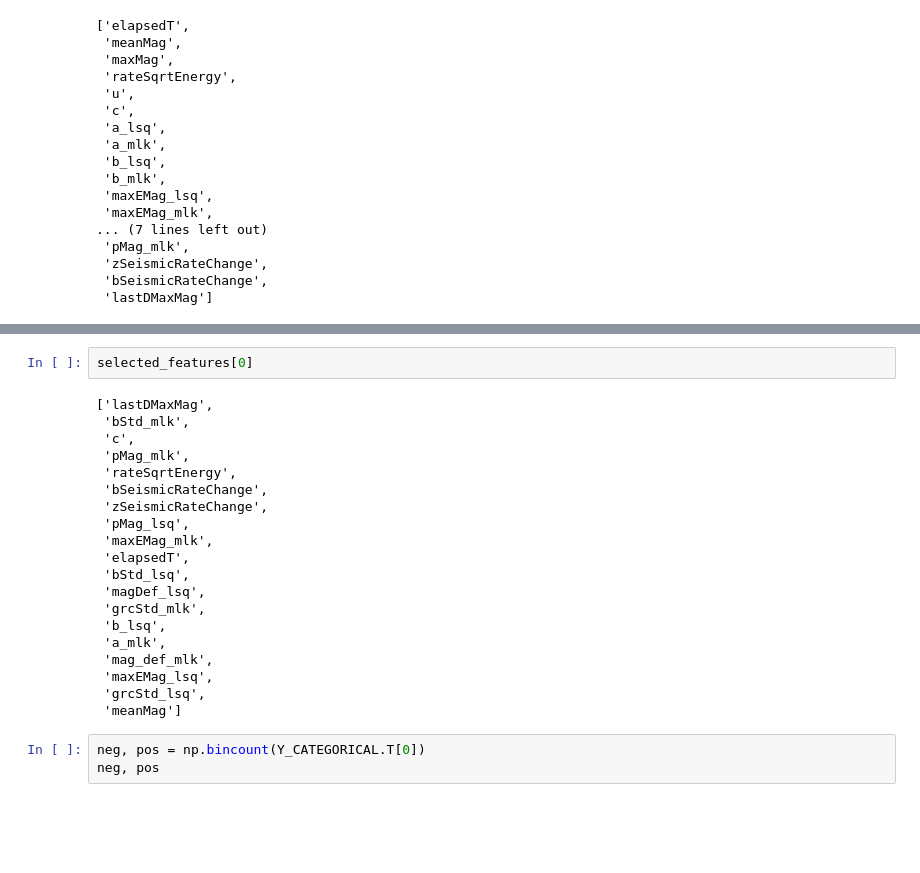
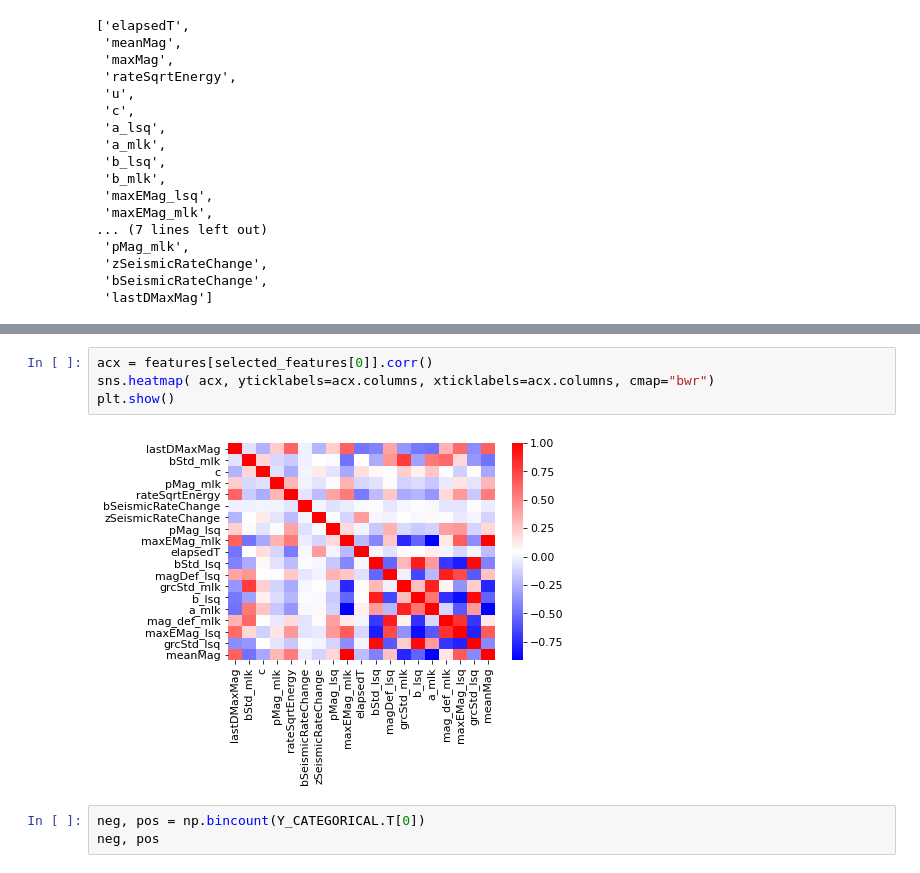
Before and after one commit to juadolfob/SeismicPrediction, a Jupyter notebook: notebooks/testing/NN_prediction.ipynb, the cells around one changed output, grey strips where cells are left out. Cells and saved outputs as stored; diff of their text form; blank space fills up the shorter version.

Commit message:
It now uses selected features to train

```diff
--- a/notebooks/testing/NN_prediction.ipynb
+++ b/notebooks/testing/NN_prediction.ipynb
@@ -100,28 +100,12 @@ sns.heatmap(corrMatrix, yticklabels=corrMatrix.columns, xticklabels=corrMatrix.c
 plt.show()
 # %% [output]
 [figure]
-# %%
-selected_features[0]
-# %% [output]
-['lastDMaxMag',
- 'bStd_mlk',
- 'c',
- 'pMag_mlk',
- 'rateSqrtEnergy',
- 'bSeismicRateChange',
- 'zSeismicRateChange',
- 'pMag_lsq',
- 'maxEMag_mlk',
- 'elapsedT',
- 'bStd_lsq',
- 'magDef_lsq',
- 'grcStd_mlk',
- 'b_lsq',
- 'a_mlk',
- 'mag_def_mlk',
- 'maxEMag_lsq',
- 'grcStd_lsq',
- 'meanMag']
+# %%
+acx = features[selected_features[0]].corr()
+sns.heatmap( acx, yticklabels=acx.columns, xticklabels=acx.columns, cmap="bwr")
+plt.show()
+# %% [output]
+[figure, added]
 # %%
 neg, pos = np.bincount(Y_CATEGORICAL.T[0])
 neg, pos
```
Also changed, not shown: parts of 23 cells of this notebook.
